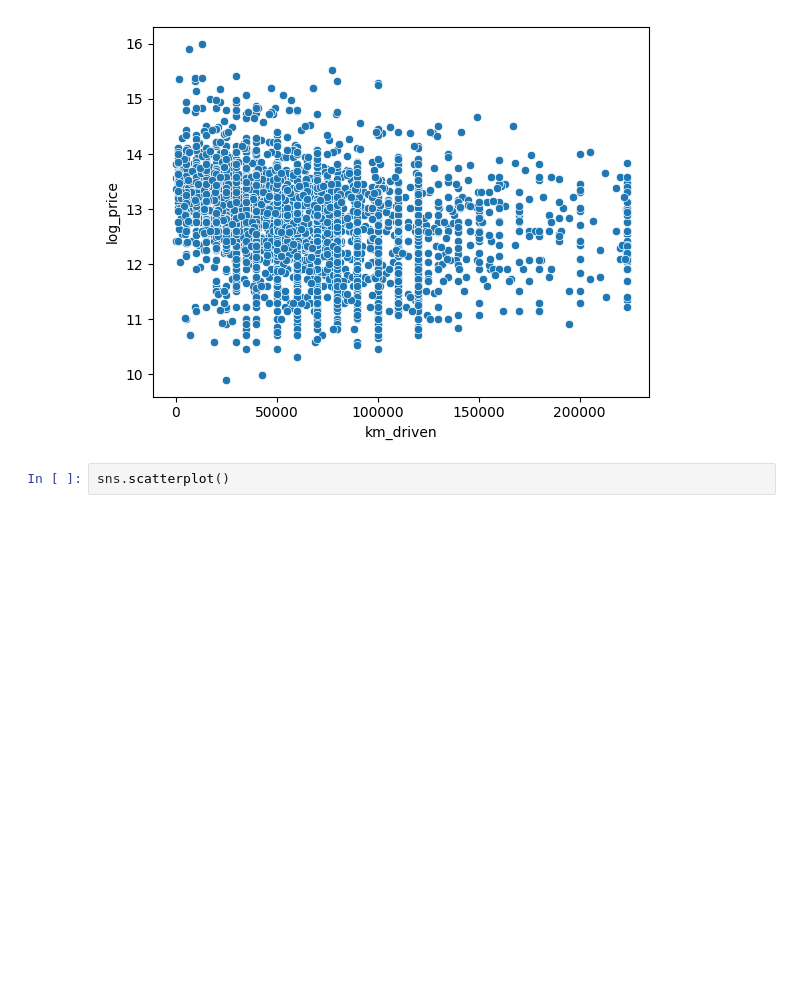
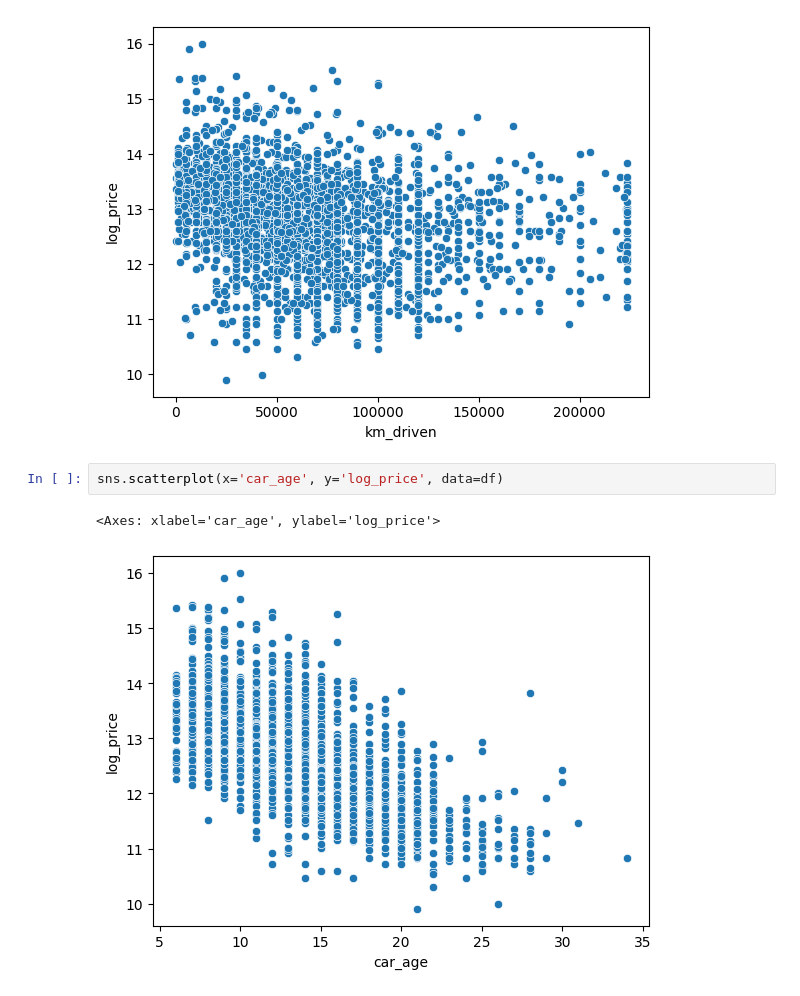
Before and after one commit to rajeshxdatascience/Car-Price-Prediction-ML, a Jupyter notebook: 01_Exploratory_Data_Analysis.ipynb, the cells around one changed output. Saved outputs shown, nothing was run; the diff lists cells and outputs as text; blank space fills up the shorter version.

Commit message:
bivariate analysis with log_price;

```diff
--- a/01_Exploratory_Data_Analysis.ipynb
+++ b/01_Exploratory_Data_Analysis.ipynb
@@ -709,5 +709,8 @@ sns.scatterplot(x='km_driven', y='log_price', data=df)
 # %% [output]
 <Axes: xlabel='km_driven', ylabel='log_price'>
 [figure]
-# %%
-sns.scatterplot()
+# %%
+sns.scatterplot(x='car_age', y='log_price', data=df)
+# %% [output]
+<Axes: xlabel='car_age', ylabel='log_price'>
+[figure, added]
```
Also changed, not shown: parts of 7 cells of this notebook.
